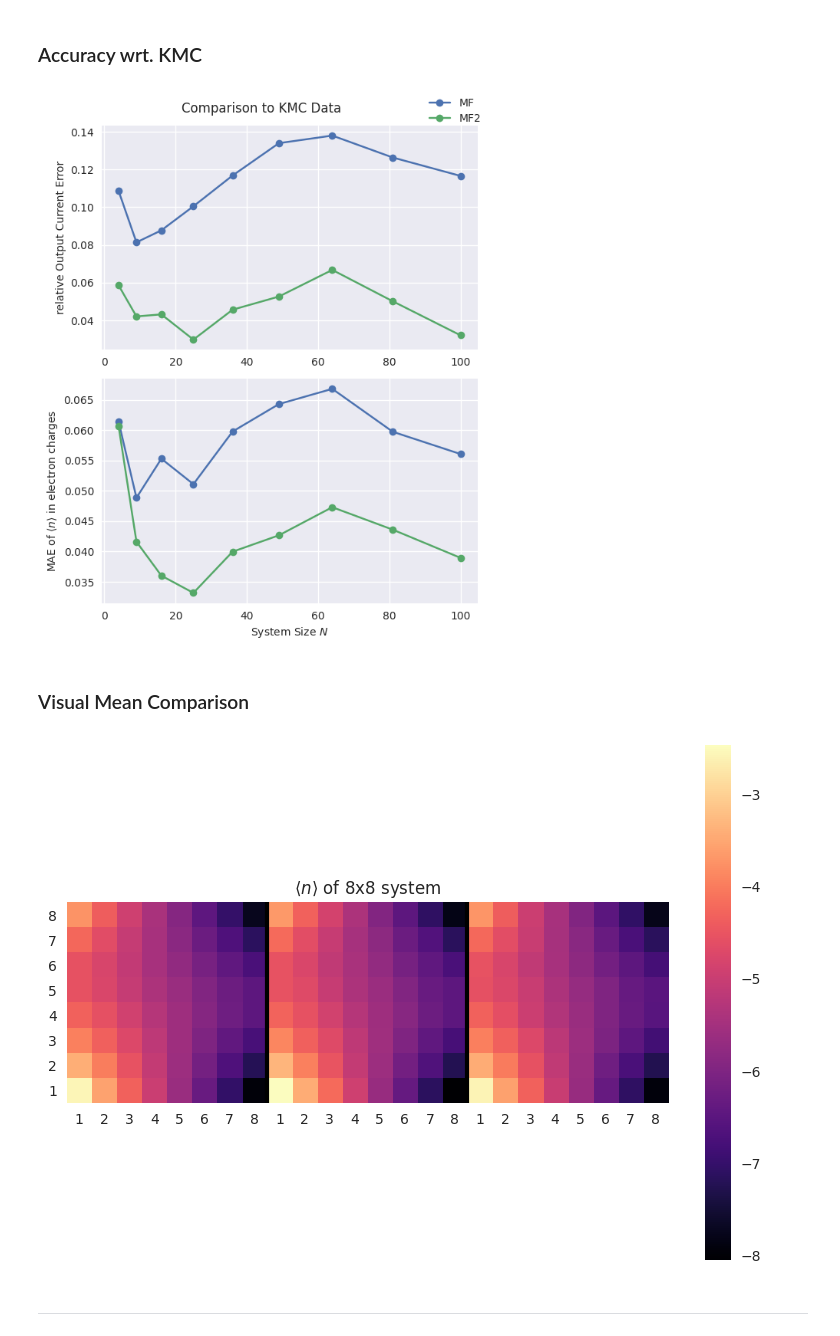
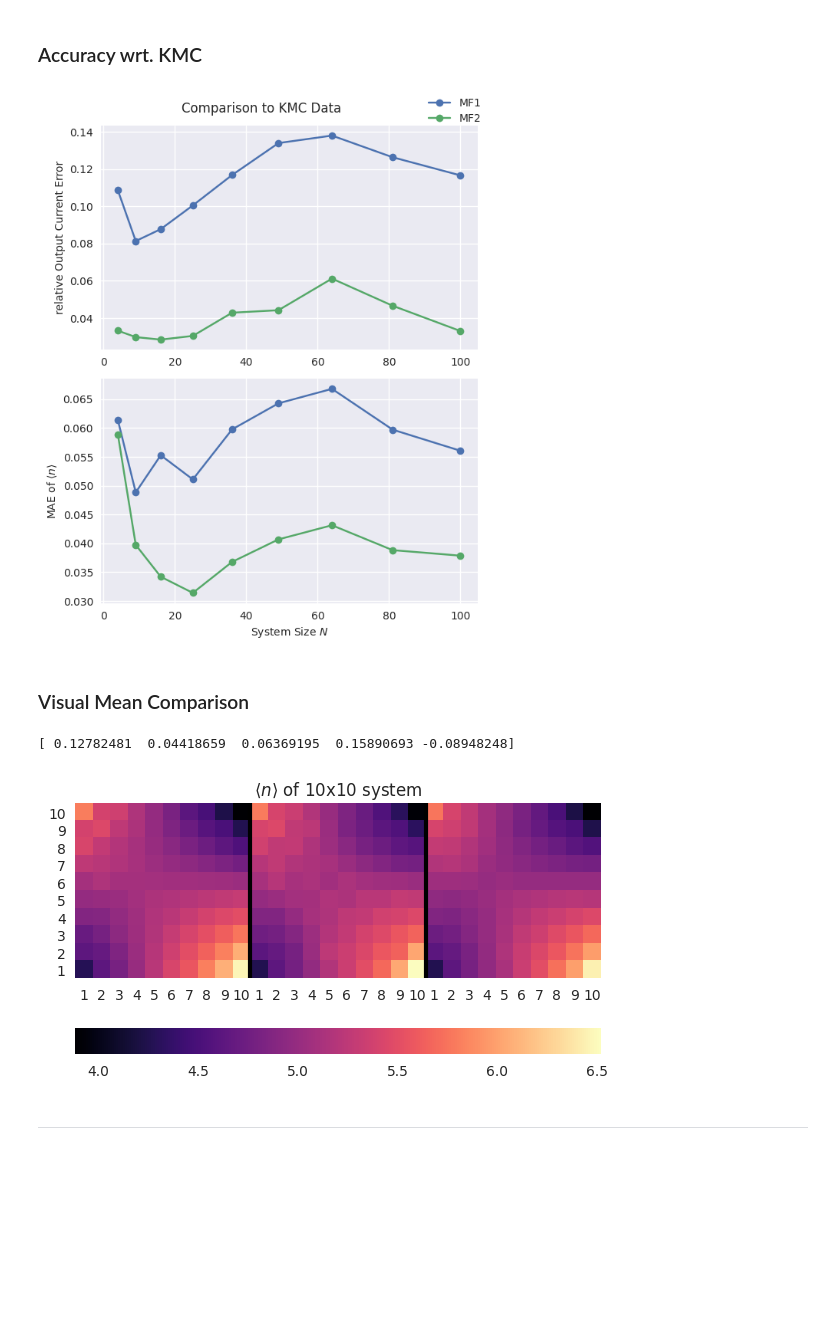
Before and after one commit to evanwonisch/NanoNetsMF, a Jupyter notebook: run/large_sys_comparison/comparison.ipynb, the cells around one changed output. Drawn from its saved outputs; the diff is of its cells as text; code cells hidden in the pictures; blank space fills up the shorter version.

```diff
--- a/run/large_sys_comparison/comparison.ipynb
+++ b/run/large_sys_comparison/comparison.ipynb
@@ -68,9 +68,9 @@ for size_index in range(0, 9):
     mf_currents = np.loadtxt("../../data/large_sys/mf/mf_currents" + size_str)
 
     ## Load MF2 data
-    mf2_means = np.loadtxt("../../data/large_sys/mf2/means" + size_str)
-    mf2_currents = np.loadtxt("../../data/large_sys/mf2/currents" + size_str)
-    mf2_vars = np.loadtxt("../../data/large_sys/mf2/vars"+ size_str)
+    mf2_means = np.loadtxt("../../data/large_sys/mf2/entropy_means" + size_str)
+    mf2_currents = np.loadtxt("../../data/large_sys/mf2/entropy_currents" + size_str)
+    mf2_vars = np.loadtxt("../../data/large_sys/mf2/entropy_vars"+ size_str)
 
     ## Load KMC data
     kmc_means = np.loadtxt("../../data/large_sys/kmc/kmc_states" + size_str)
@@ -115,7 +123,7 @@ for size_index in range(0, 9):
 # %%
 f, axs = plt.subplots(2, 1, figsize = set_size(subplots = (2,1)))
 
-axs[0].plot(net_sizes**2, rel_errs, marker = "o", label = "MF")
+axs[0].plot(net_sizes**2, rel_errs, marker = "o", label = "MF1")
 axs[0].plot(net_sizes**2, rel_errs_2, marker = "o", label = "MF2")
 axs[0].set_ylabel("relative Output Current Error")
 
@@ -123,18 +131,18 @@ axs[0].set_ylabel("relative Output Current Error")
 axs[1].plot(net_sizes**2, MAEs, marker = "o")
 axs[1].plot(net_sizes**2, MAEs_2, marker = "o")
 axs[1].set_xlabel("System Size $N$")
-axs[1].set_ylabel("MAE of $\\langle n \\rangle$ in electron charges")
+axs[1].set_ylabel("MAE of $\\langle n \\rangle$")
 
 f.suptitle("Comparison to KMC Data")
 f.legend()
 f.tight_layout(pad = 1)
 plt.savefig("../../output/large_sys/accuracy.pdf")
 # %% [output]
-[figure, old version]
+[figure, new version]
 # %% [markdown]
 ### Visual Mean Comparison
 # %%
-size_index = 6
+size_index = 8
 size = net_sizes[size_index]
 # %%
 i = np.random.randint(0, 100)
@@ -142,19 +152,26 @@ kmc_im = all_kmc_means[size_index][i].reshape(size, size)
 mf_im = all_mf_means[size_index][i].reshape(size, size)
 mf2_im = all_mf2_means[size_index][i].reshape(size, size)
 large_im = np.concatenate((kmc_im, mf_im, mf2_im), axis = 1)
+# %%
+v = np.loadtxt("../../data/large_sys/voltage_configs.csv")
+print(v[i])
+# %% [output]
+[ 0.12782481  0.04418659  0.06369195  0.15890693 -0.08948248]
 # %%
-plt.figure()
+plt.figure(figsize=set_size())
 plt.imshow(large_im, cmap = "magma")
 plt.yticks(np.arange(size), np.arange(size, 0, - 1))
 plt.xticks(np.arange(size * 3), np.arange(size * 3) % size + 1 )
 plt.axvline(size-0.5, color = "black", linewidth = 3)
 plt.axvline(2*size-0.5, color = "black", linewidth = 3)
 plt.grid()
 plt.title("$\\langle n \\rangle$ of "+str(size)+"x"+str(size)+" system")
-plt.colorbar()
+cbar = plt.colorbar(orientation = "horizontal")
+# cbar.ax.get_xaxis().labelpad = 15
+# cbar.ax.set_xlabel('$\\langle n \\rangle$', rotation = 00)
 plt.tight_layout()
 plt.savefig("../../output/large_sys/visual_states"+str(size)+"x"+str(size)+".pdf")
 # %% [output]
-[figure, old version]
+[figure, new version]
 # %% [markdown]
 ---
```
Also changed, not shown: parts of 3 cells of this notebook, 40 other files.
